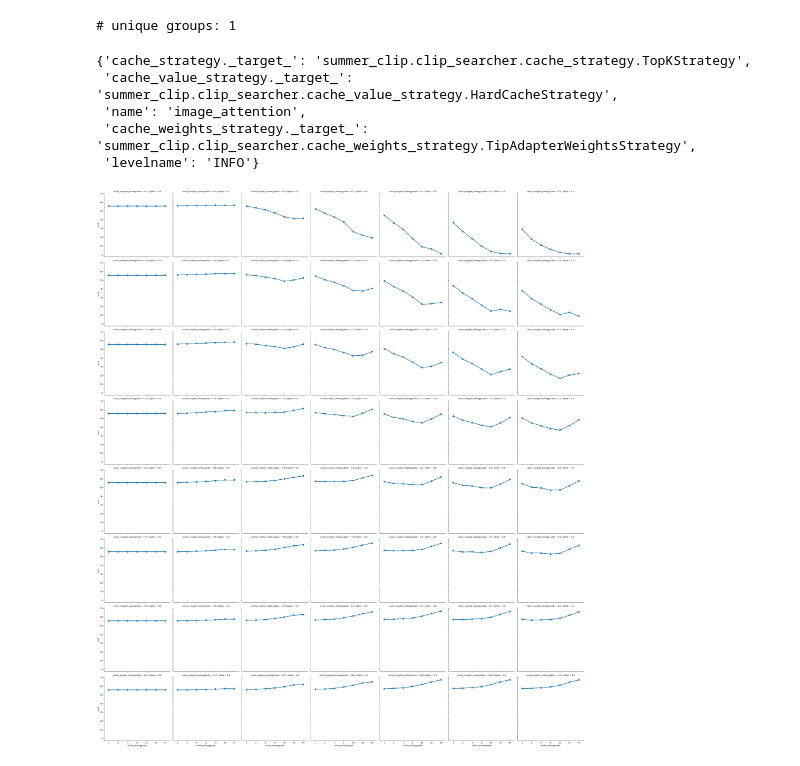
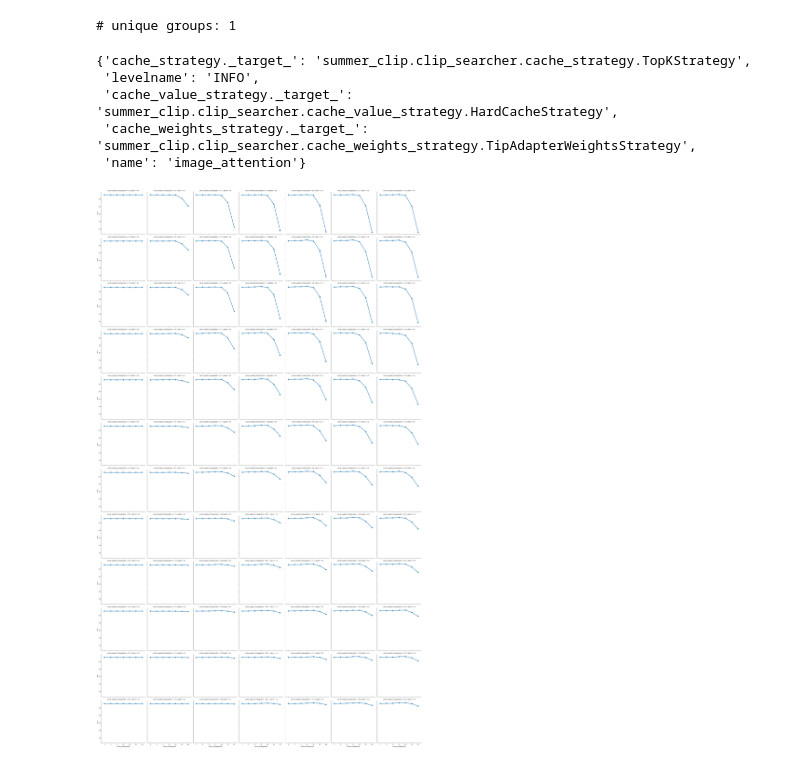
Before and after one commit to myrachins/summer-clip, a Jupyter notebook: summer_clip/clip_searcher/runs_analysis/result_tables.ipynb, the cells around one changed output. Saved outputs shown, nothing was run; the diff lists cells and outputs as text; code cells hidden in the pictures.

```diff
--- a/summer_clip/clip_searcher/runs_analysis/result_tables.ipynb
+++ b/summer_clip/clip_searcher/runs_analysis/result_tables.ipynb
@@ -9,7 +9,7 @@ import seaborn as sns
 import matplotlib.pyplot as plt
 # %%
 outputs_dir = Path('.').resolve().parent.parent.parent / "outputs"
-log_file_path = outputs_dir / "2022-09-09/10-46-44/image_attention.log"
+log_file_path = outputs_dir / "2022-09-09/11-14-44/image_attention.log"
 # %%
 def load_records(log_path: Path) -> tp.List[tp.Dict[str, tp.Any]]:
     with open(log_path) as f:
@@ -30,5 +30,8 @@ log_records_df.head()
 # %%
-visible_params = {'alpha', 'acc1', 'acc5', 'cache_strategy.topk', 'cache_weights_strategy.beta'}
+visible_params = {
+    'alpha', 'acc1', 'acc5', 'cache_strategy.topk',
+    'cache_weights_strategy.beta', 'cache_value_strategy.scale'
+}
 static_columns = list(set(log_records_df.columns) - visible_params)
 groups = list(log_records_df.groupby(static_columns))
 print('# unique groups:', len(groups))
@@ -40,15 +43,18 @@ static_items = dict(zip(static_columns, static_values))
 static_items  # type: ignore
 # %% [output]
 {'cache_strategy._target_': 'summer_clip.clip_searcher.cache_strategy.TopKStrategy',
+ 'levelname': 'INFO',
  'cache_value_strategy._target_': 'summer_clip.clip_searcher.cache_value_strategy.HardCacheStrategy',
- 'name': 'image_attention',
  'cache_weights_strategy._target_': 'summer_clip.clip_searcher.cache_weights_strategy.TipAdapterWeightsStrategy',
- 'levelname': 'INFO'}
+ 'name': 'image_attention'}
 # %%
-sns.catplot(data=part_df, x='cache_strategy.topk', y='acc1', col='alpha', row='cache_weights_strategy.beta', kind='point')
+sns.catplot(
+    data=part_df, x='cache_strategy.topk', y='acc1', col='alpha',
+    row='cache_weights_strategy.beta', kind='point', #hue='cache_value_strategy.scale'
+)
 plt.savefig('data/clip_search_1.png')
 # %% [output]
-[figure, old version]
+[figure, new version]
 # %%
 log_records_df.sort_values('acc1', ascending=False).head()
 # %% [output]
```
Also changed, not shown: parts of 3 cells of this notebook, 5 other files.
